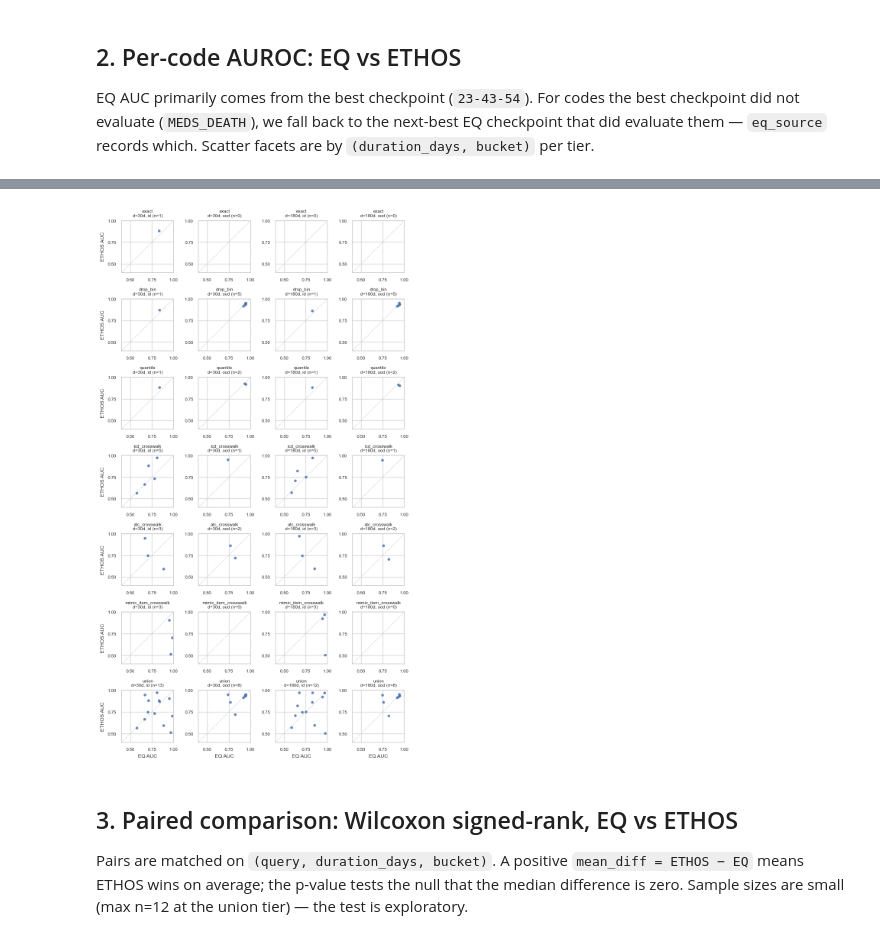
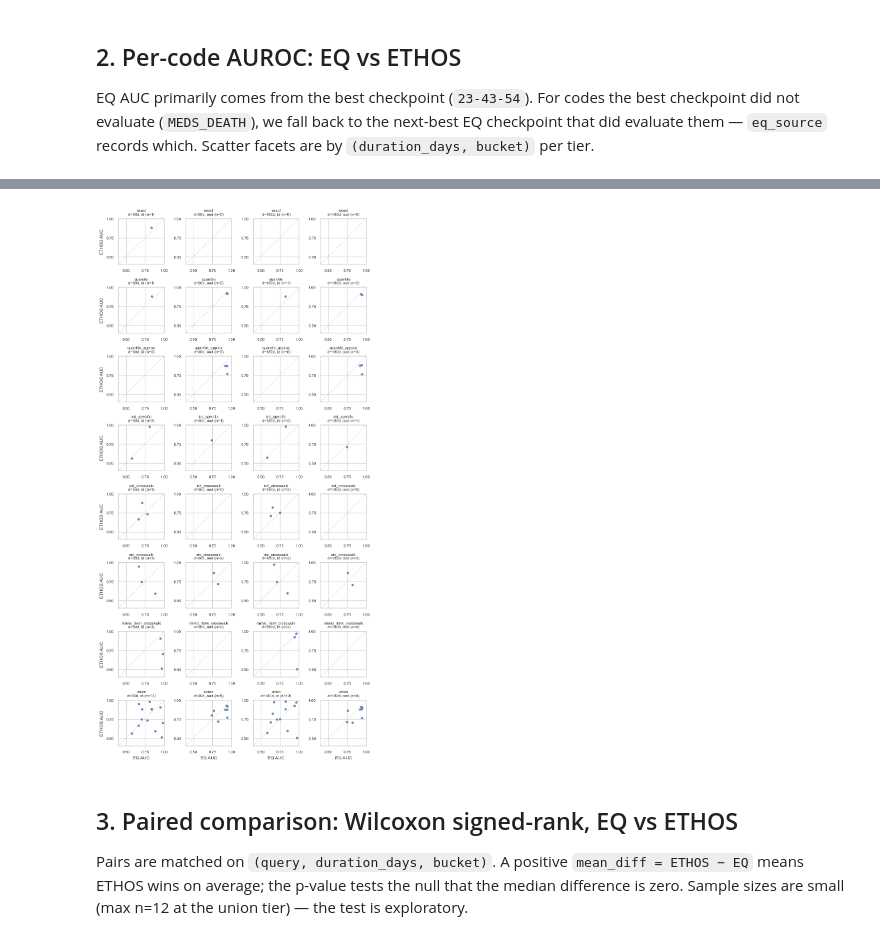
Before and after one commit to mmcdermott/EveryQuery-conditional, a Jupyter notebook: src/every_query/paper_experiments/ethos/comparison.ipynb, the cells around one changed output, grey strips where cells are left out. Cells and saved outputs as stored; diff of their text form; code cells hidden in the pictures.

```diff
--- a/src/every_query/paper_experiments/ethos/comparison.ipynb
+++ b/src/every_query/paper_experiments/ethos/comparison.ipynb
@@ -181,16 +189,20 @@ fallback = (
     .join(needs_fallback, on=['query', 'duration_days', 'bucket'], how='inner')
 )
 eq_full = pl.concat([eq_best, fallback], how='vertical_relaxed')
-et = (
-    ethos_aucs.select(
-        pl.col('code').alias('query'),
-        pl.col('duration_days').cast(pl.Int64),
-        'bucket', 'tier',
-        pl.col('occurs_auc').alias('ethos_auc'),
-        'n_rows', 'n_positive',
-    )
-)
+_ethos_select = [
+    pl.col('code').alias('query'),
+    pl.col('duration_days').cast(pl.Int64),
+    'bucket', 'tier',
+    pl.col('occurs_auc').alias('ethos_auc'),
+    'n_rows', 'n_positive',
+]
+if 'tier_quality' in ethos_aucs.columns:
+    _ethos_select.append('tier_quality')
+et = ethos_aucs.select(_ethos_select)
+if 'tier_quality' not in et.columns:
+    et = et.with_columns(pl.lit('primary').alias('tier_quality'))
 merged = et.join(eq_full, on=['query', 'duration_days', 'bucket'], how='inner')
 print('Joined rows:', len(merged), '| with best ckpt:', merged.filter(pl.col("eq_source") == best_model).height, '| fallback:', merged.filter(pl.col("eq_source") != best_model).height)
+print('tier_quality counts:', dict(merged.group_by('tier_quality').len().to_pandas().set_index('tier_quality')['len']))
 merged.to_pandas().head(30)
 # %% [output]
@@ -215,37 +228,48 @@ Joined rows: 92 | with best ckpt: 90 | fallback: 2
 # %%
-# Tier display order: primary tiers first (exact, drop_bin, quantile, crosswalks), then union as the per-code OR.
-primary_tier_order = ['exact', 'drop_bin', 'quantile', 'icd_crosswalk', 'atc_crosswalk', 'mimic_item_crosswalk']
+# Tier display order: primary-quality tiers first (exact, lab presence/decile, ICD specific/parent),
+# then secondary-quality (ATC class, procedure-as-diagnosis, mimic indication proxies),
+# then union as the per-code OR.
+primary_tier_order = [
+    'exact',
+    'drop_bin',
+    'quantile',
+    'quantile_approx',
+    'icd_specific',
+    'icd_crosswalk',
+    'atc_crosswalk',
+    'mimic_item_crosswalk',
+]
 available_tiers = sorted(merged['tier'].unique().to_list())
 tiers = [t for t in primary_tier_order if t in available_tiers] + (['union'] if 'union' in available_tiers else [])
 durations = sorted(merged['duration_days'].unique().to_list())
 buckets = ['id', 'ood']
 n_cols = len(durations) * len(buckets)
 fig_w = 7.0  # double-column width per CLAUDE.md
 panel_w = fig_w / n_cols
 fig, axes = plt.subplots(len(tiers), n_cols, figsize=(fig_w, panel_w * len(tiers)), squeeze=False)
 for r, tier in enumerate(tiers):
     for cdi, d in enumerate(durations):
         for bi, b in enumerate(buckets):
             c = cdi * len(buckets) + bi
             ax = axes[r, c]
             sub = merged.filter((pl.col('tier') == tier) & (pl.col('duration_days') == d) & (pl.col('bucket') == b)).to_pandas()
             sub = sub.dropna(subset=['eq_auc', 'ethos_auc'])
             ax.plot([0.4, 1.0], [0.4, 1.0], color='lightgray', lw=0.8, ls='--', zorder=0)
             ax.scatter(sub['eq_auc'], sub['ethos_auc'], s=18, alpha=0.85, edgecolor='none')
             ax.set_xlim(0.4, 1.0); ax.set_ylim(0.4, 1.0)
             ax.set_xticks([0.5, 0.75, 1.0]); ax.set_yticks([0.5, 0.75, 1.0])
             ax.set_aspect('equal')
             ax.set_title(f'{tier}\nd={d}d, {b} (n={len(sub)})', fontsize=7)
             ax.tick_params(labelsize=7)
             if c == 0:
                 ax.set_ylabel('ETHOS AUC', fontsize=8)
             if r == len(tiers) - 1:
                 ax.set_xlabel('EQ AUC', fontsize=8)
 plt.tight_layout()
 save_fig(fig, 'ethos_vs_eq_auc_scatter')
 plt.show()
 # %% [output]
-[figure, old version]
+[figure, new version]
 # %% [markdown]
 ## 3. Paired comparison: Wilcoxon signed-rank, EQ vs ETHOS
 
```
Also changed, not shown: parts of 14 cells of this notebook, 7 other files.
